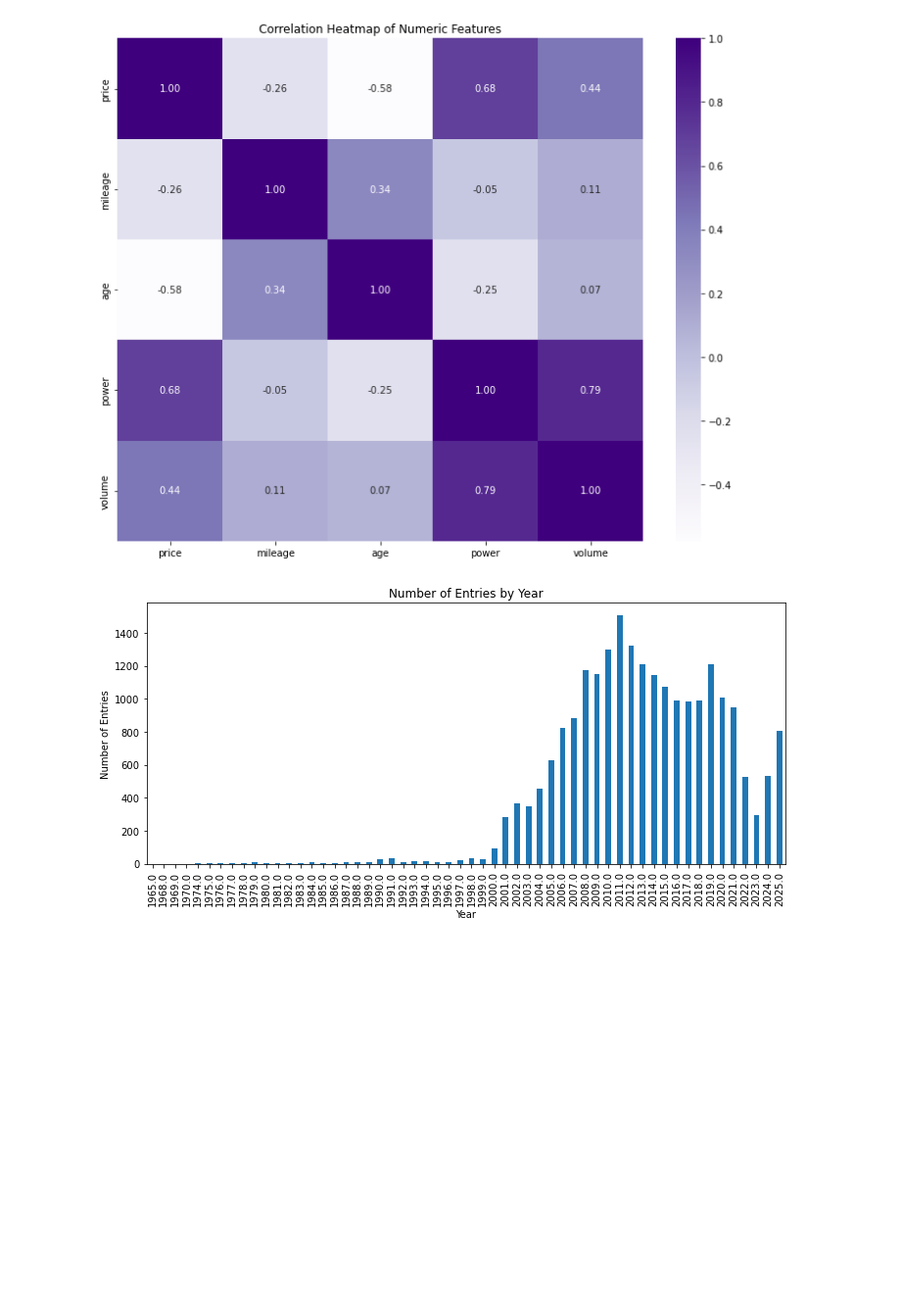
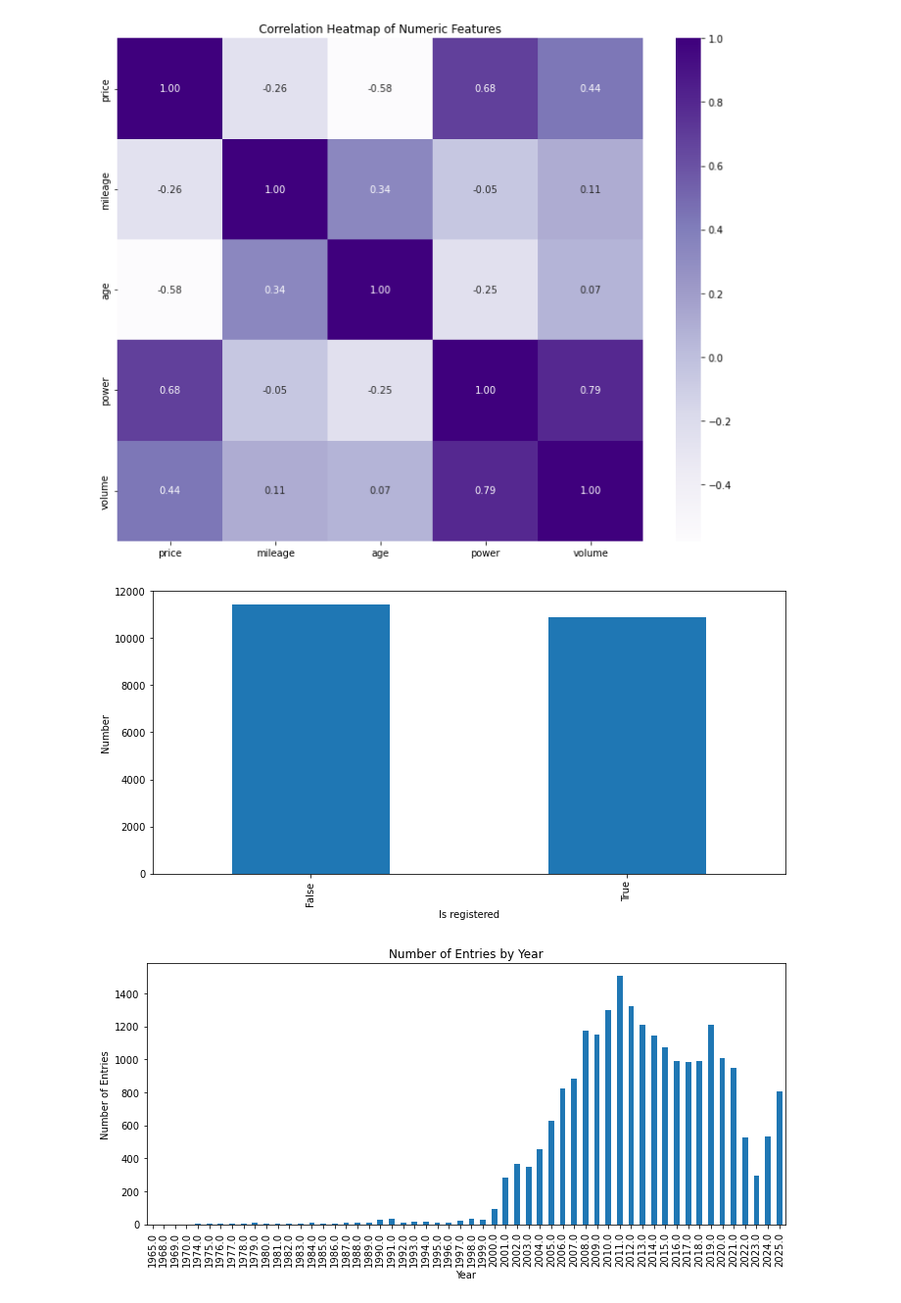
Before and after one commit to cyancat529/autopred, a Jupyter notebook: scrapper/visualizer.ipynb, the cells around one changed output. Shown at 98% size. Drawn from its saved outputs; the diff is of its cells as text; code cells hidden in the pictures; blank space fills up the shorter version.

Commit message:
visualizer changes

```diff
--- a/scrapper/visualizer.ipynb
+++ b/scrapper/visualizer.ipynb
@@ -18,6 +18,8 @@ df['volume'] = pd.to_numeric(
 # Convert 'price' to numeric, forcing non-numeric to NaN
 df['price'] = pd.to_numeric(df['price'], errors='coerce')
 
+df['is_registered'] = df['registered'].ne("Nije registrovan")
+
 # Drop rows where 'price' is NaN (i.e., was non-numeric)
 df = df.dropna(subset=['price'])
 
@@ -63,6 +65,16 @@ plt.tight_layout()
 plt.show()
 # %% [output]
 [figure]
+# %%
+registered = df.groupby('is_registered').size()
+
+registered.plot(kind='bar', figsize=(10, 5))
+plt.xlabel('Is registered')
+plt.ylabel("Number")
+plt.tight_layout()
+plt.show()
+# %% [output]
+[figure, added]
 # %%
 entries_per_year = df.groupby('year').size()
 
```
Also changed, not shown: parts of 3 cells of this notebook.
